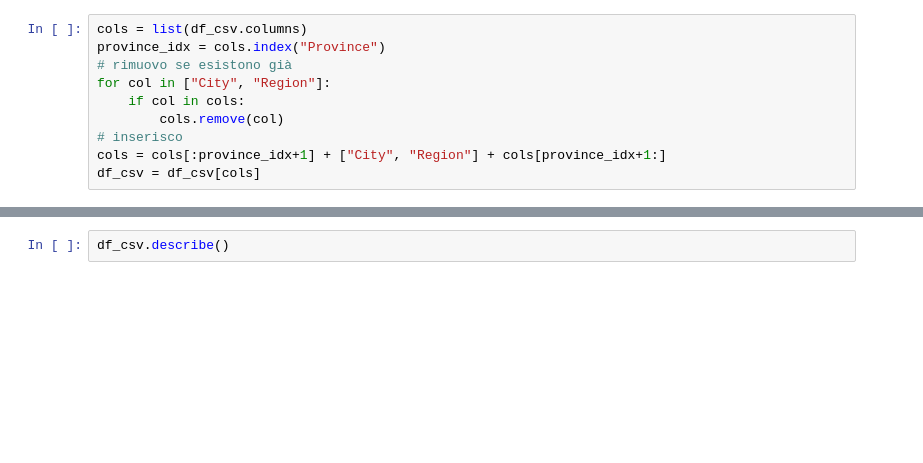
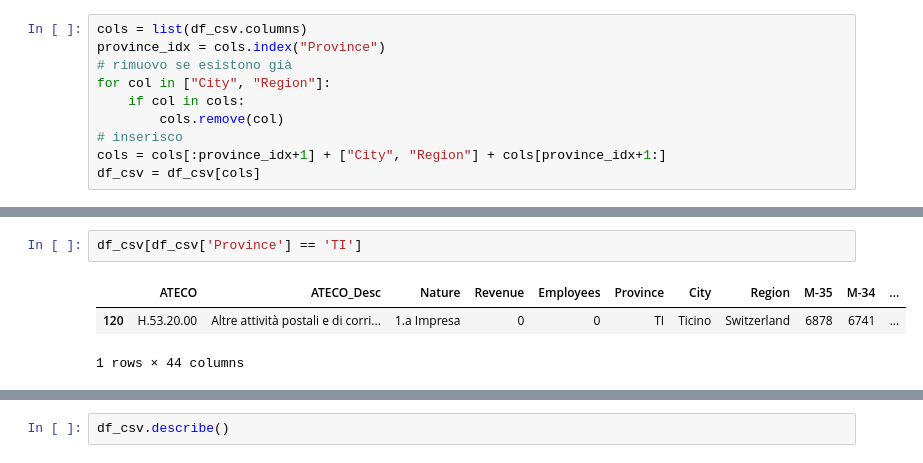
Before and after one commit to The-Saba/CapstoneProject-Logistic-S.p.a, a Jupyter notebook: Exploration analysis.ipynb, the cells around one changed output, grey strips where cells are left out. Drawn from its saved outputs; the diff is of its cells as text; blank space fills up the shorter version.

```diff
--- a/Exploration analysis.ipynb
+++ b/Exploration analysis.ipynb
@@ -71,5 +56,11 @@ df_csv.head()
 | 4 | NaN | NaN | Altro / ND | 0 | 0 | NaN | NaN | NaN | 240811 | 172007 | ... |
 5 rows × 44 columns
+# %%
+df_csv[df_csv['Province'] == 'TI']
+# %% [output]
+|  | ATECO | ATECO_Desc | Nature | Revenue | Employees | Province | City | Region | M-35 | M-34 | ... |
+| 120 | H.53.20.00 | Altre attività postali e di corri... | 1.a Impresa | 0 | 0 | TI | Ticino | Switzerland | 6878 | 6741 | ... |
+1 rows × 44 columns
 # %%
 df_csv.info()
 # %% [output]
```
Also changed, not shown: parts of 14 cells of this notebook, 1 other file.
